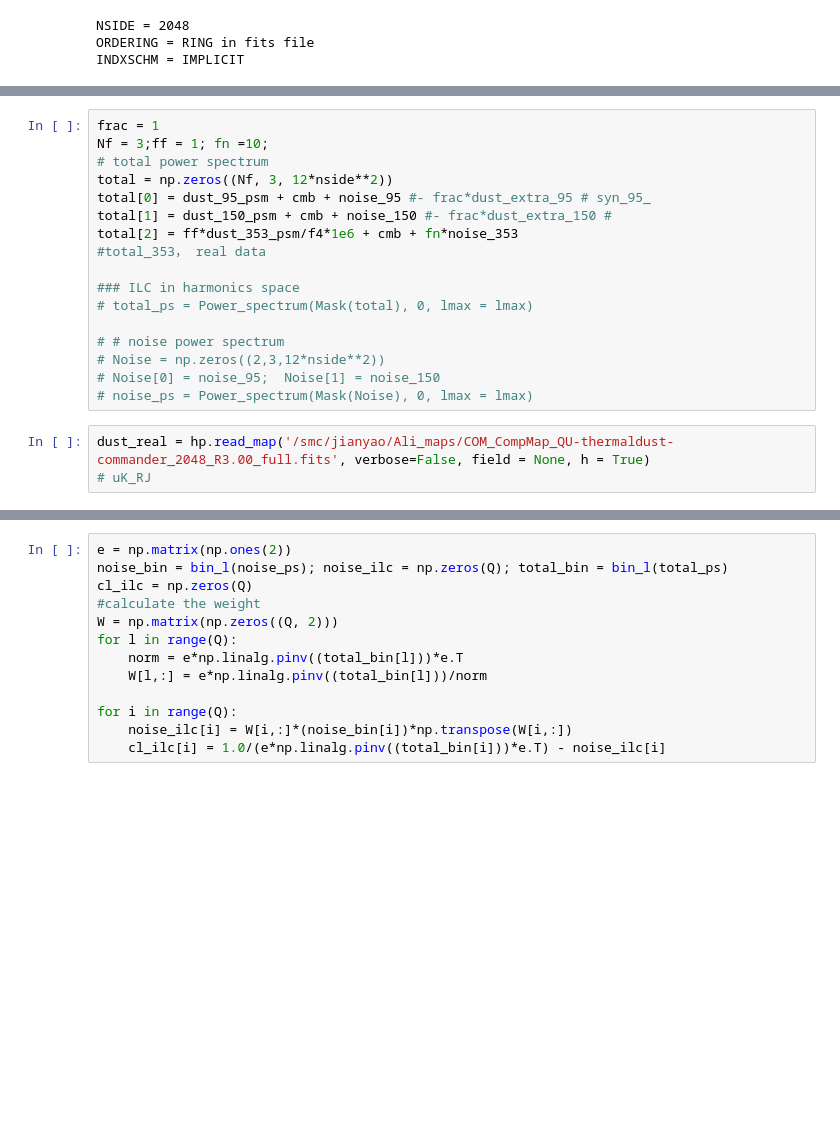
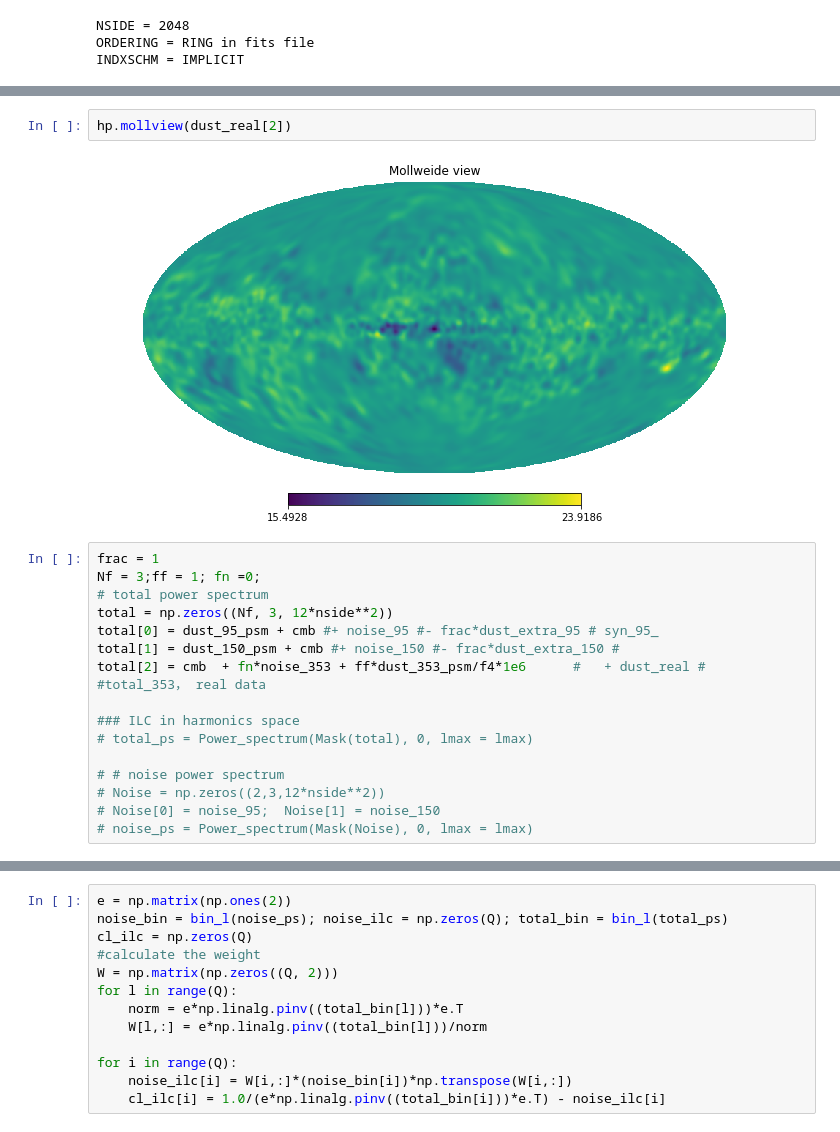
Before and after one commit to yaojian95/Ali_foreground, a Jupyter notebook: codes/Foregrounds.ipynb, the cells around one changed output, grey strips where cells are left out. Drawn from its saved outputs; the diff is of its cells as text; blank space fills up the shorter version.

```diff
--- a/codes/Foregrounds.ipynb
+++ b/codes/Foregrounds.ipynb
@@ -263,11 +271,15 @@ INDXSCHM = IMPLICIT
+# %%
+hp.mollview(dust_real[2])
+# %% [output]
+[figure, added]
 # %%
 frac = 1
-Nf = 3;ff = 1; fn =10;
+Nf = 3;ff = 1; fn =0;
 # total power spectrum
 total = np.zeros((Nf, 3, 12*nside**2))
-total[0] = dust_95_psm + cmb + noise_95 #- frac*dust_extra_95 # syn_95_
-total[1] = dust_150_psm + cmb + noise_150 #- frac*dust_extra_150 #
-total[2] = ff*dust_353_psm/f4*1e6 + cmb + fn*noise_353                                           #total_353， real data
+total[0] = dust_95_psm + cmb #+ noise_95 #- frac*dust_extra_95 # syn_95_
+total[1] = dust_150_psm + cmb #+ noise_150 #- frac*dust_extra_150 #
+total[2] = cmb  + fn*noise_353 + ff*dust_353_psm/f4*1e6      #   + dust_real #                              #total_353， real data
 
 ### ILC in harmonics space
 # total_ps = Power_spectrum(Mask(total), 0, lmax = lmax)
@@ -276,6 +288,3 @@ total[2] = ff*dust_353_psm/f4*1e6 + cmb + fn*noise_353
 # Noise = np.zeros((2,3,12*nside**2))
 # Noise[0] = noise_95;  Noise[1] = noise_150
 # noise_ps = Power_spectrum(Mask(Noise), 0, lmax = lmax)
-# %%
-dust_real = hp.read_map('/smc/jianyao/Ali_maps/COM_CompMap_QU-thermaldust-commander_2048_R3.00_full.fits', verbose=False, field = None, h = True)
-# uK_RJ
```
Also changed, not shown: parts of 22 cells of this notebook, 7 other files.
